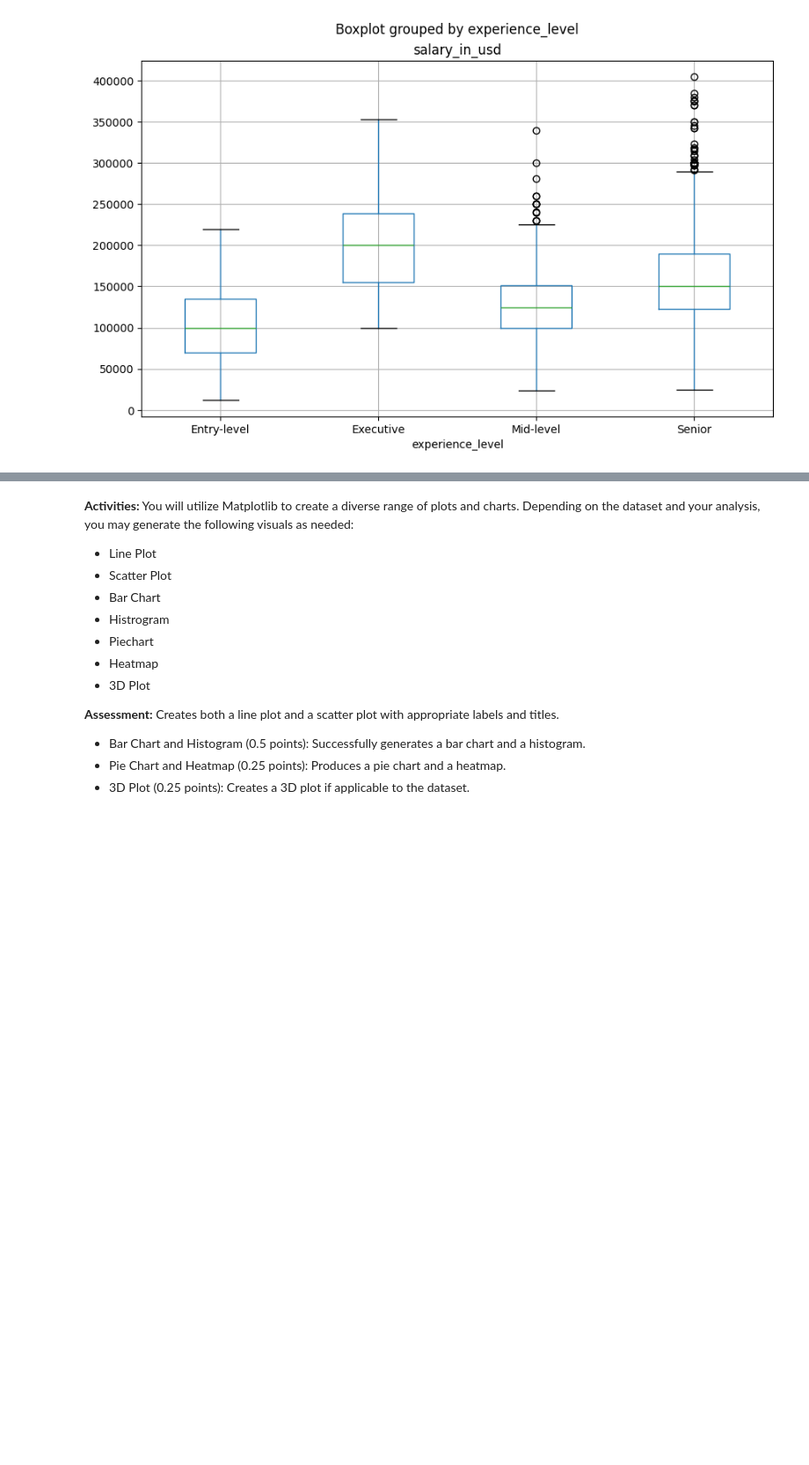
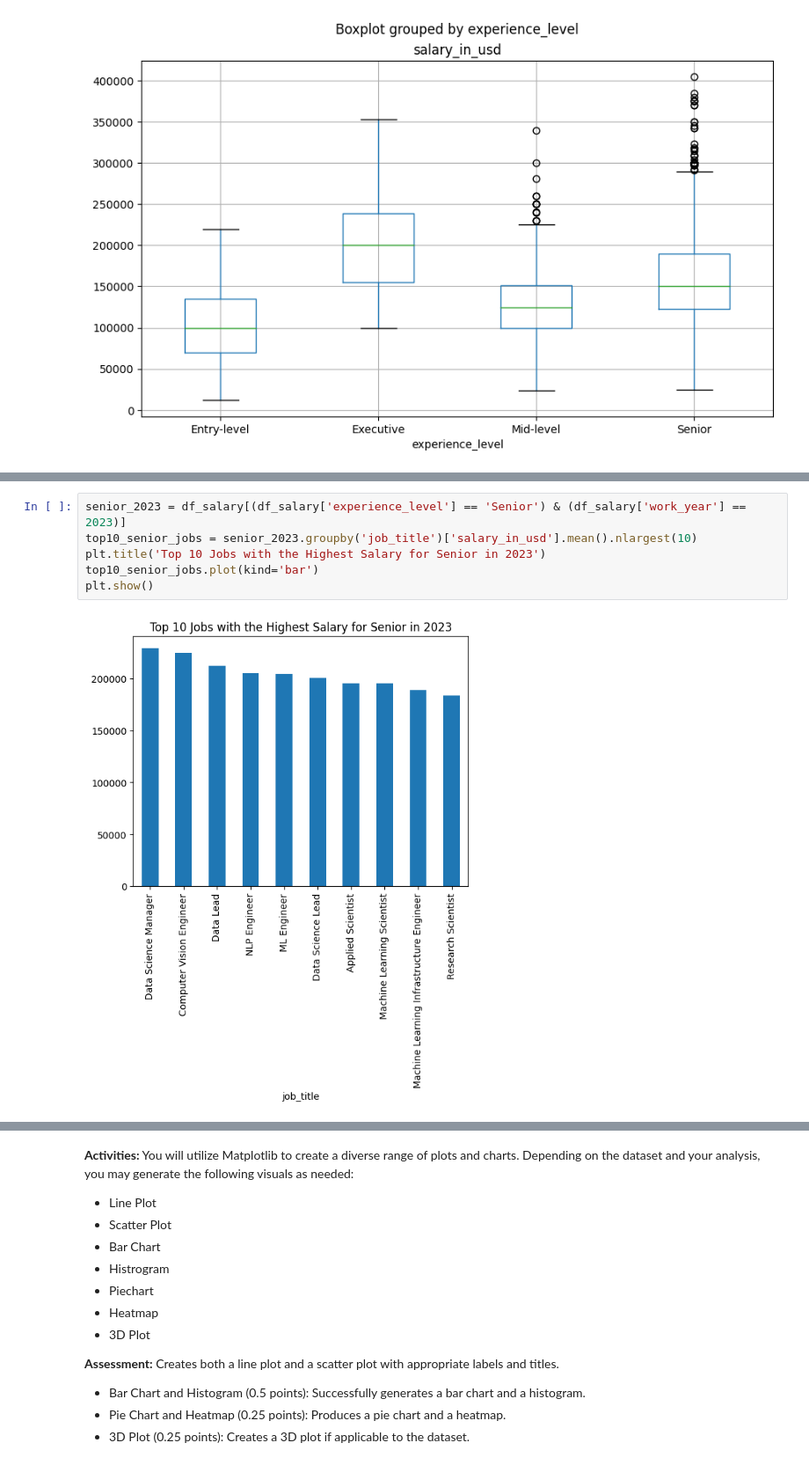
Before and after one commit to hiephamk/Data_Analysis, a Jupyter notebook: GroupHCDD.ipynb, the cells around one changed output, grey strips where cells are left out. Shown at 88% size. Drawn from its saved outputs; the diff is of its cells as text; blank space fills up the shorter version.

```diff
--- a/GroupHCDD.ipynb
+++ b/GroupHCDD.ipynb
@@ -558,0 +596,8 @@ In this task, you will utilize NumPy to perform fundamental statistical operatio
+# %%
+senior_2023 = df_salary[(df_salary['experience_level'] == 'Senior') & (df_salary['work_year'] == 2023)]
+top10_senior_jobs = senior_2023.groupby('job_title')['salary_in_usd'].mean().nlargest(10)
+plt.title('Top 10 Jobs with the Highest Salary for Senior in 2023')
+top10_senior_jobs.plot(kind='bar')
+plt.show()
+# %% [output]
+[figure, added]
```
Also changed, not shown: parts of 97 cells of this notebook.
